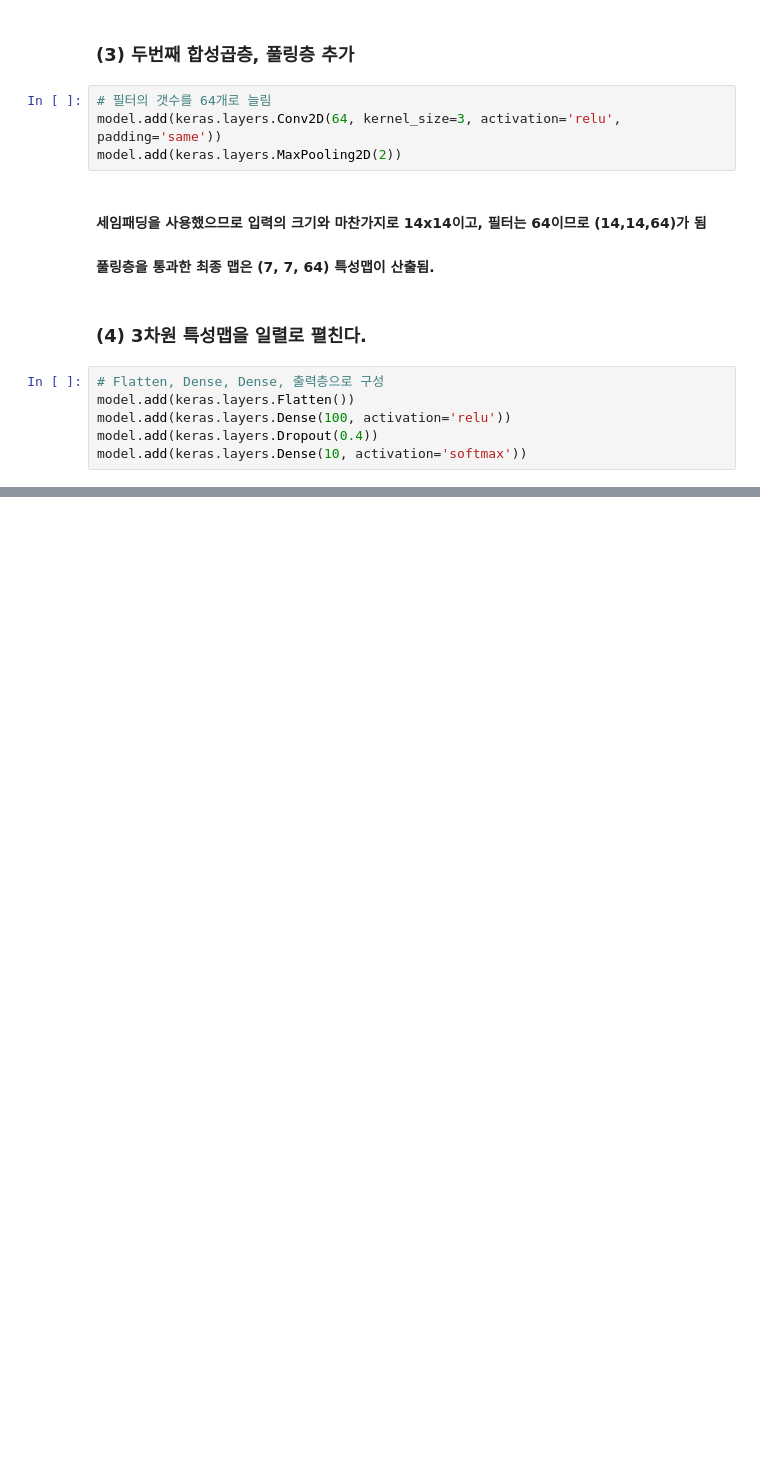
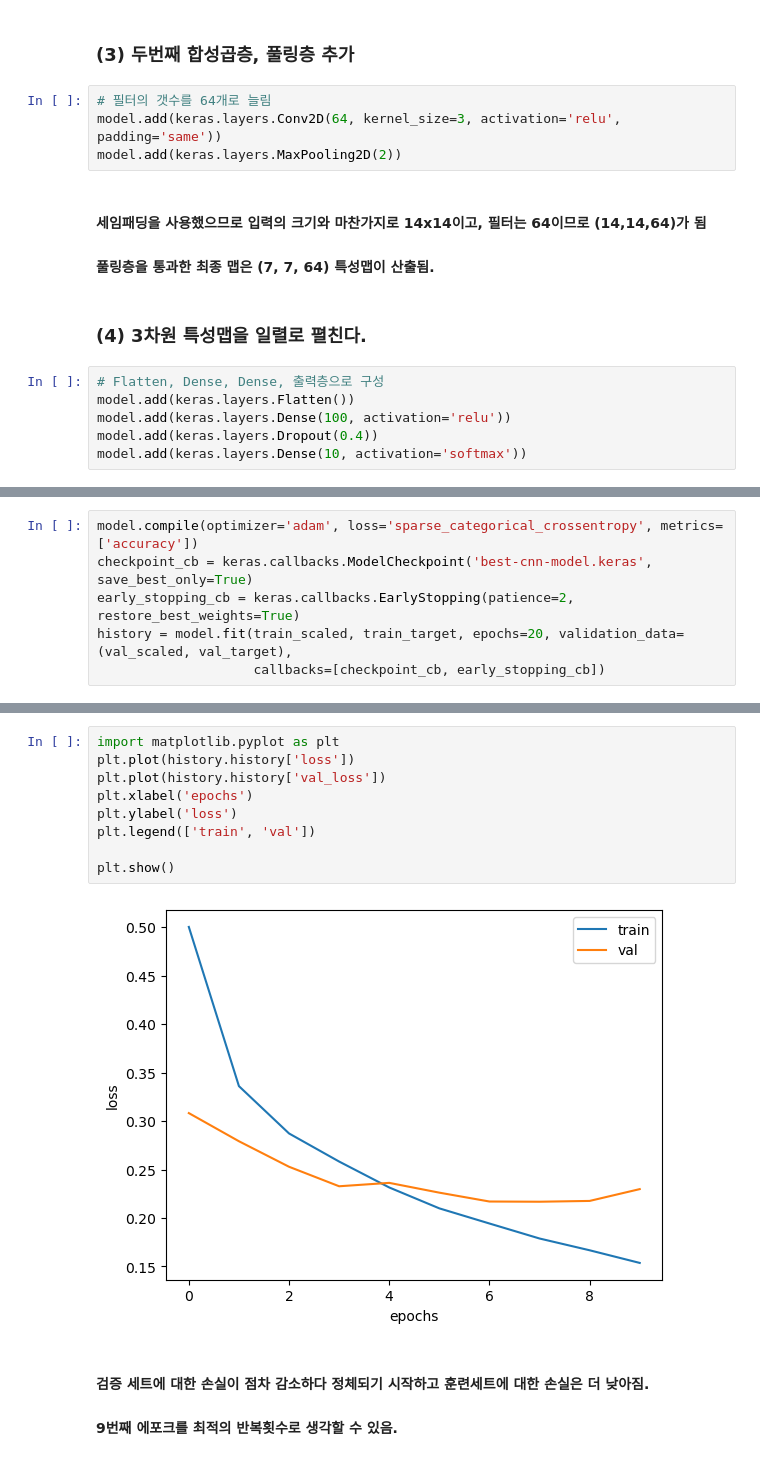
Before and after one commit to SHU-Webbb/MachineLearning, a Jupyter notebook: 17_합성곱 신경망.ipynb, the cells around one changed output, grey strips where cells are left out. Saved outputs shown, nothing was run; the diff lists cells and outputs as text; blank space fills up the shorter version.

```diff
--- a/17_합성곱 신경망.ipynb
+++ b/17_합성곱 신경망.ipynb
@@ -121,0 +136,6 @@ Model: "sequential_2"
+# %%
+model.compile(optimizer='adam', loss='sparse_categorical_crossentropy', metrics=['accuracy'])
+checkpoint_cb = keras.callbacks.ModelCheckpoint('best-cnn-model.keras', save_best_only=True)
+early_stopping_cb = keras.callbacks.EarlyStopping(patience=2, restore_best_weights=True)
+history = model.fit(train_scaled, train_target, epochs=20, validation_data=(val_scaled, val_target),
+                    callbacks=[checkpoint_cb, early_stopping_cb])
@@ -121,0 +163,14 @@ Model: "sequential_2"
+# %%
+import matplotlib.pyplot as plt
+plt.plot(history.history['loss'])
+plt.plot(history.history['val_loss'])
+plt.xlabel('epochs')
+plt.ylabel('loss')
+plt.legend(['train', 'val'])
+
+plt.show()
+# %% [output]
+[figure, added]
+# %% [markdown]
+#### 검증 세트에 대한 손실이 점차 감소하다 정체되기 시작하고 훈련세트에 대한 손실은 더 낮아짐.
+#### 9번째 에포크를 최적의 반복횟수로 생각할 수 있음.
```
Also changed, not shown: parts of 21 cells of this notebook, 3 other files.
